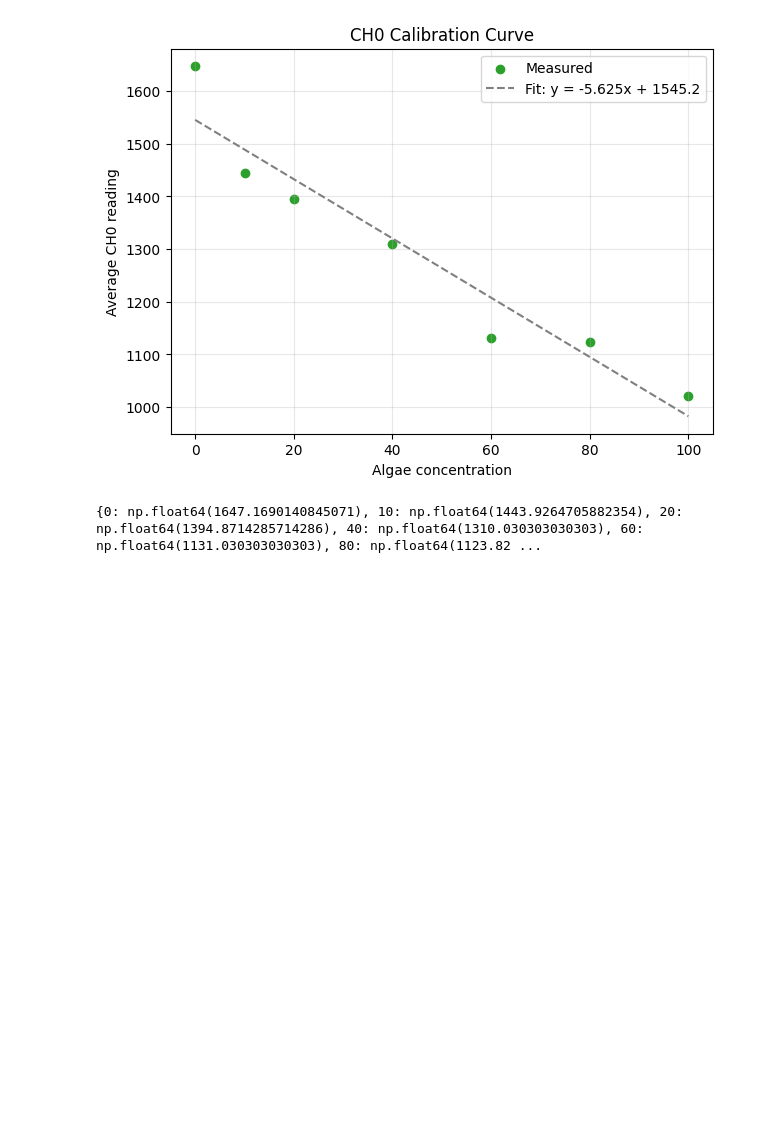
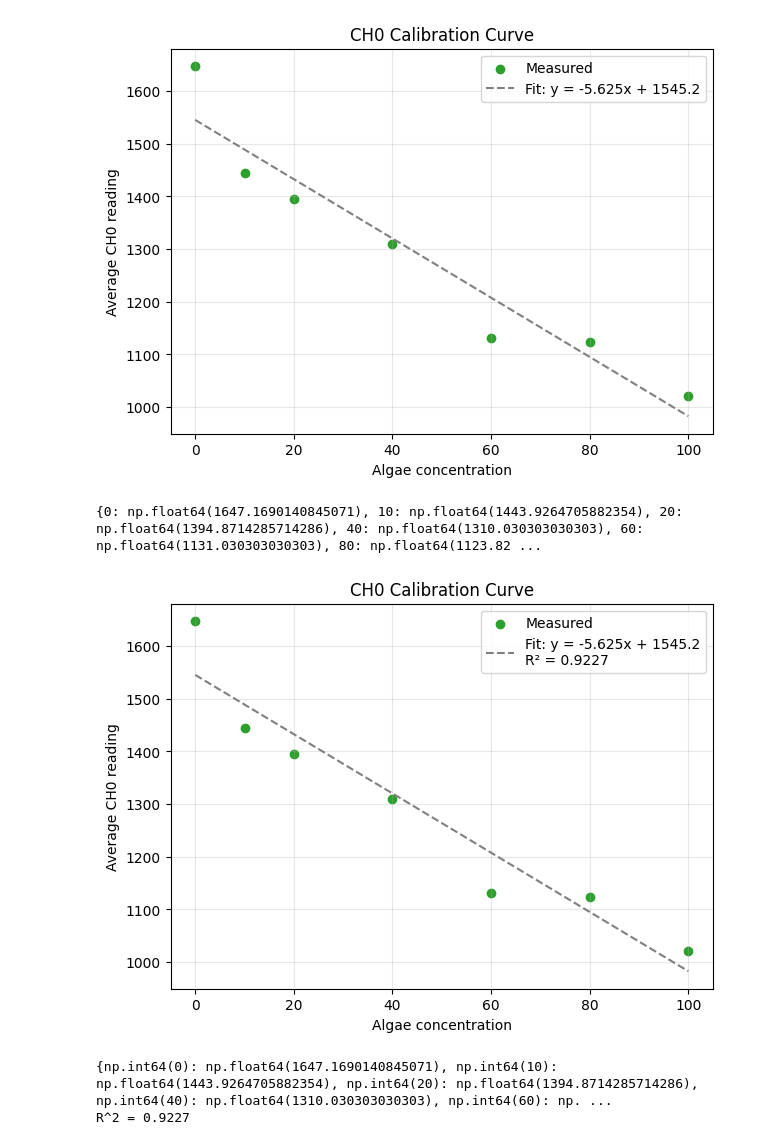
Before and after one commit to NitanshT/db4, a Jupyter notebook: graphing.ipynb, the cells around one changed output. Drawn from its saved outputs; the diff is of its cells as text; code cells hidden in the pictures; blank space fills up the shorter version.

```diff
--- a/graphing.ipynb
+++ b/graphing.ipynb
@@ -97,3 +97,44 @@ print(dict(zip(concentrations, avg_ch0)))
 # %% [output]
 [figure]
 {0: np.float64(1647.1690140845071), 10: np.float64(1443.9264705882354), 20: np.float64(1394.8714285714286), 40: np.float64(1310.030303030303), 60: np.float64(1131.030303030303), 80: np.float64(1123.82 ...
+# %%
+import pandas as pd
+import matplotlib.pyplot as plt
+import numpy as np
+
+concentrations = [0, 10, 20, 40, 60, 80, 100]
+avg_ch0 = []
+
+for i in range(1, 8):
+    filename = f"Calibration Output1-{i}.txt"
+    df = pd.read_csv(filename)
+    avg_ch0.append(df['ch0'].mean())
+
+concentrations = np.array(concentrations)
+avg_ch0 = np.array(avg_ch0)
+
+coeffs = np.polyfit(concentrations, avg_ch0, 1)
+fit_line = np.polyval(coeffs, concentrations)
+
+# R^2
+ss_res = np.sum((avg_ch0 - fit_line) ** 2)
+ss_tot = np.sum((avg_ch0 - np.mean(avg_ch0)) ** 2)
+r_squared = 1 - ss_res / ss_tot
+
+plt.figure(figsize=(7, 5))
+plt.scatter(concentrations, avg_ch0, color='tab:green', label='Measured')
+plt.plot(concentrations, fit_line, '--', color='gray',
+         label=f'Fit: y = {coeffs[0]:.3f}x + {coeffs[1]:.1f}\nR² = {r_squared:.4f}')
+plt.xlabel('Algae concentration')
+plt.ylabel('Average CH0 reading')
+plt.title('CH0 Calibration Curve')
+plt.legend()
+plt.grid(alpha=0.3)
+plt.show()
+
+print(dict(zip(concentrations, avg_ch0)))
+print(f"R^2 = {r_squared:.4f}")
+# %% [output]
+[figure, added]
+{np.int64(0): np.float64(1647.1690140845071), np.int64(10): np.float64(1443.9264705882354), np.int64(20): np.float64(1394.8714285714286), np.int64(40): np.float64(1310.030303030303), np.int64(60): np. ...
+R^2 = 0.9227
```
Also changed, not shown: 11 other files.
